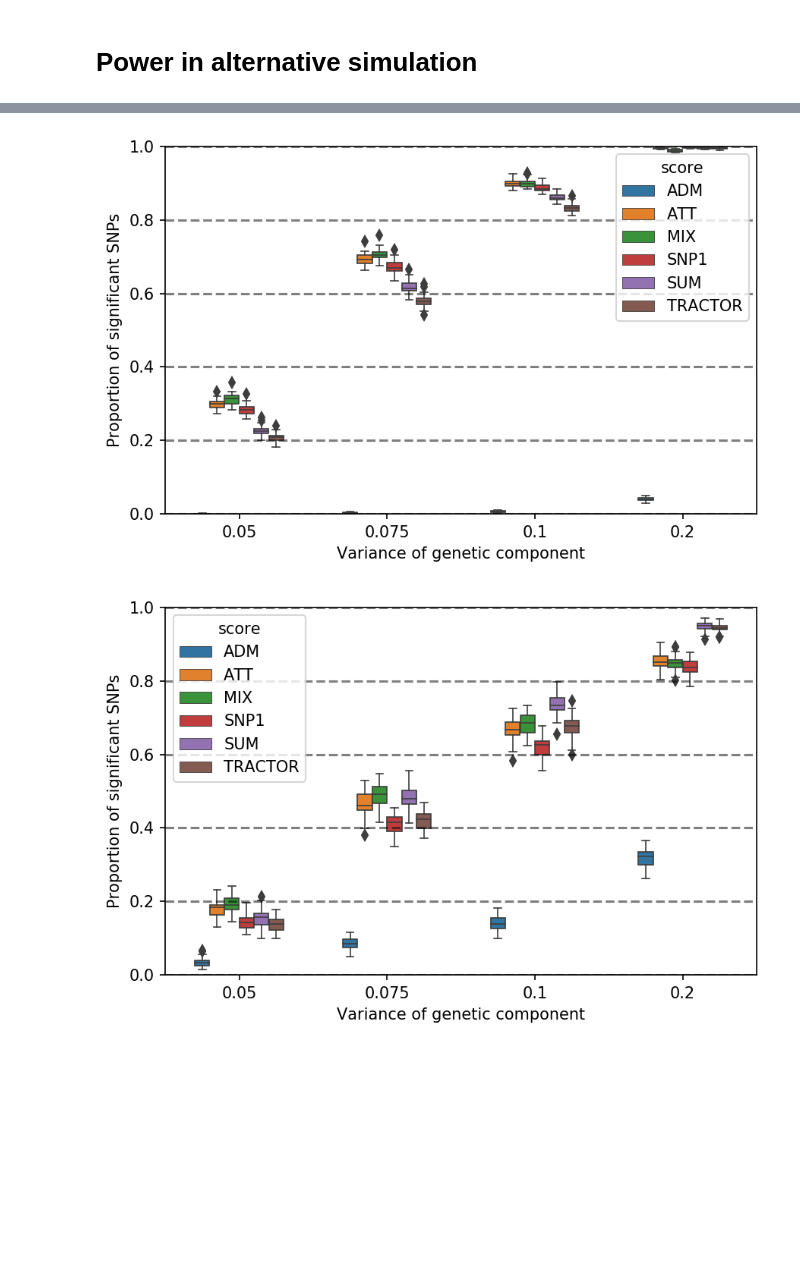
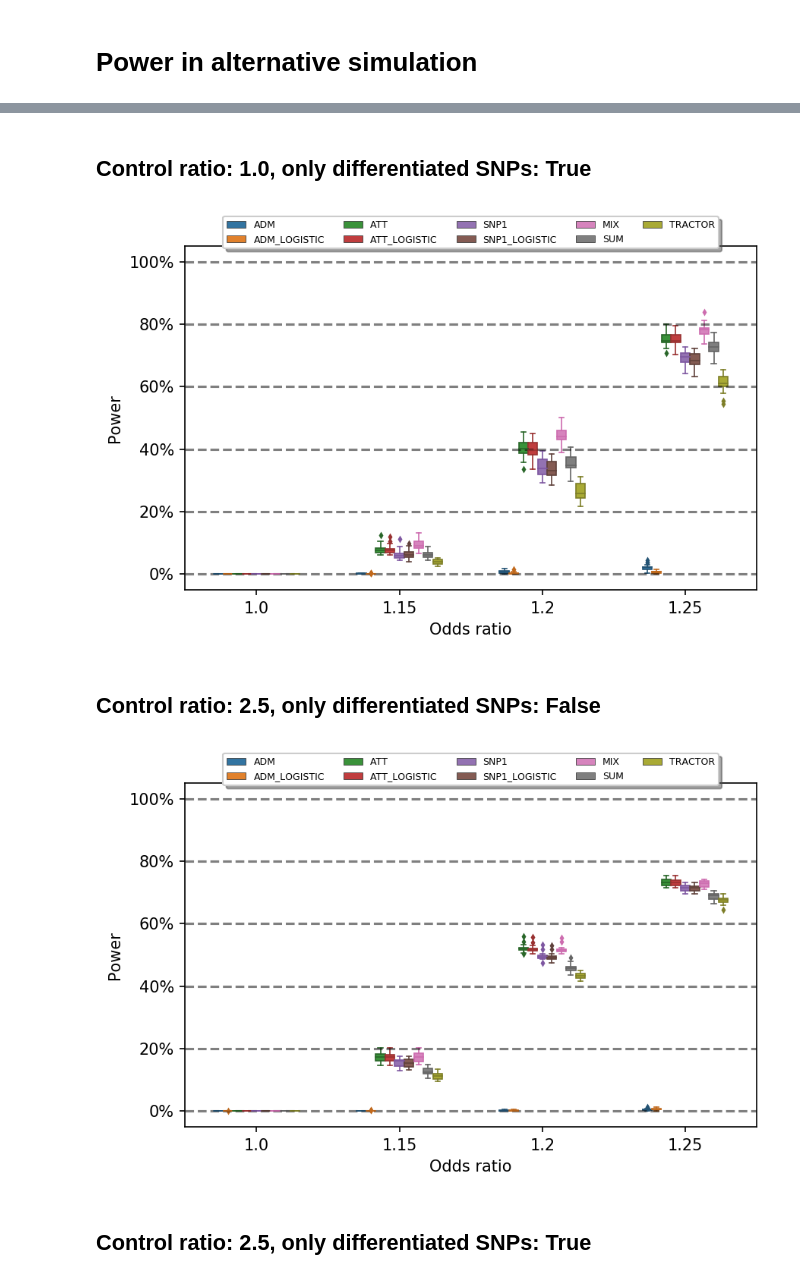
Before and after one commit to bogdanlab/tractor-response, a Jupyter notebook: power.ipynb, the cells around one changed output, grey strips where cells are left out. Cells and saved outputs as stored; diff of their text form; code cells hidden in the pictures; blank space fills up the shorter version.

```diff
--- a/power.ipynb
+++ b/power.ipynb
@@ -26,11 +24,7 @@ geno_data_dir = f"data/geno/{geno_sim_prefix}/"
 anc = np.load(join(geno_data_dir, "anc.npy"))
 phgeno = np.load(join(geno_data_dir, "phgeno.npy"))
 legend = pd.read_csv(join(geno_data_dir, "legend.csv"))
-subset_index = np.arange(0, anc.shape[1], 30)
 
-anc = anc[:, subset_index]
-phgeno = phgeno[:, subset_index]
-legend = legend.loc[subset_index, :]
 n_indiv = anc.shape[0] // 2
 n_snp = anc.shape[1]
 anc = anc.reshape(n_indiv, n_snp * 2)
@@ -73,3 +58,13 @@ for var_g, cov in param_list:
+# %%
+control_ratio_list = [1.0, 2.5]
+odds_ratio_list = [1.0, 1.15, 1.2, 1.25]
+score_df_dict = {control_ratio: dict() for control_ratio in control_ratio_list}
+
+for control_ratio in control_ratio_list:
+    rls_dir = f"out/single_snp_test_tractor/{geno_sim_prefix}/0.1_{control_ratio}/"
+
+    for odds_ratio in odds_ratio_list:
+        score_df_dict[control_ratio][odds_ratio] = pd.read_csv(join(rls_dir, f"{odds_ratio}_0.0", "summary.csv"))
 # %% [markdown]
 # Null simulation
 # %%
@@ -108,50 +110,57 @@ dtype: float64
 # Power in alternative simulation
 # %%
 diff_snps = np.where(np.abs(legend.EUR.values - legend.AFR.values) > 0.2)[0]
-for only_diff_snp in [False, True]:
-    df = {"cov": [], "score": [], "var_g": [], "sig_prop": [], "sim_i": []}
-    for cov_i, cov in enumerate(cov_list):
-        for var_g in var_g_list:
-            pval_df = score_df_dict[(var_g, cov)].copy().dropna()
+
+for control_ratio in control_ratio_list:
+
+
+    for only_diff_snp in [False, True]:
+        display(Markdown(f"## Control ratio: {control_ratio}, only differentiated SNPs: {only_diff_snp}"))
+        df = {"score": [], "odds_ratio": [], "sig_prop": [], "sim_i": []}
+        for odds_ratio in odds_ratio_list:
+            pval_df = score_df_dict[control_ratio][odds_ratio].copy().dropna()
             if only_diff_snp:
                 pval_df = pval_df[pval_df.SNP_I.isin(diff_snps)]
-            pval_df.iloc[:, 0:4] = stats.chi2.sf(pval_df.iloc[:, 0:4], df=1)
-            pval_df.loc[:, "SUM"] = stats.chi2.sf(pval_df.loc[:, "SUM"], df=2)
-            for score in pval_df.columns[0:6]:
-                p_threshold = 1e-5 if score == "ADM" else 5e-8
+            for score in pval_df.columns[0:-2]:
+                p_threshold = 1e-5 if score in ["ADM", "ADM_LOGISTIC"] else 5e-8
                 sig_prop = pval_df.groupby("SIM_I").apply(lambda x: np.mean(x[score] < p_threshold))
                 sig_prop_mean = np.mean(sig_prop)
                 sig_prop_se = np.std(sig_prop) / np.sqrt(len(sig_prop))
                 score_n_sim = len(sig_prop)
-                df["cov"].extend([cov] * score_n_sim)
                 df["score"].extend([score] * score_n_sim)
-                df["var_g"].extend([var_g] * score_n_sim)
+                df["odds_ratio"].extend([odds_ratio] * score_n_sim)
                 df["sig_prop"].extend(sig_prop)
                 df["sim_i"].extend(sig_prop.index.values)
-    df = pd.DataFrame(df)
+        df = pd.DataFrame(df)
 
-    pivotted = df.groupby(["cov", "score", "var_g"])["sig_prop"].mean().reset_index().pivot(
-        index=["cov", "var_g"], columns='score')
+        pivotted = df.groupby(["score", "odds_ratio"])["sig_prop"].mean().reset_index().pivot(
+            index=["odds_ratio"], columns='score')
 
 
-    file_prefix = f"{geno_sim_prefix}.only_diff" if only_diff_snp else f"{geno_sim_prefix}"
+        file_prefix = f"{geno_sim_prefix}.control_ratio_{control_ratio}.only_diff" if only_diff_snp else f"{geno_sim_prefix}.control_ratio_{control_ratio}"
 
-    # plotting
-    for cov in cov_list:
+        # plotting
         fig, ax = plt.subplots(figsize=(6, 4), dpi=150)
-        sns.boxplot(x="var_g", y="sig_prop",
+        label_order = ["ADM", "ADM_LOGISTIC", "ATT", "ATT_LOGISTIC", "SNP1", "SNP1_LOGISTIC",
+                               "MIX", "SUM", "TRACTOR"]
+        sns.boxplot(x="odds_ratio", y="sig_prop",
                     hue="score",
+                    hue_order=label_order,
                     width=0.6,
                     linewidth=0.8,
-                    data=df[df["cov"] == cov], ax=ax)
+                    fliersize=2,
+                    data=df, ax=ax)
+        lighten_boxplot(ax)
         [ax.axhline(y=i, linestyle='--', color='k', alpha=0.5) for i in np.linspace(0, 1, 6)]
-        plt.xlabel("Variance of genetic component")
-        plt.ylabel("Proportion of significant SNPs")
-        plt.ylim(0, 1)
+        ax.set_yticklabels(['{:.0%}'.format(x) for x in ax.get_yticks()])
+        plt.xlabel("Odds ratio")
+        plt.ylabel("Power")
+        plt.legend(loc='upper center', bbox_to_anchor=(0.5, 1.1),
+              ncol=5, fancybox=True, shadow=True, fontsize=6)
+        plt.ylim(-0.05, 1.05)
         plt.tight_layout()
-        plt.savefig(f"manuscript/power/{file_prefix}.cov_{cov}.png", dpi=150)
+        plt.savefig(f"manuscript/power/{file_prefix}.png", dpi=150)
         plt.show()
 
-
-    pivotted.to_excel(f"manuscript/power/{file_prefix}.xlsx")
+        pivotted.to_excel(f"manuscript/power/{file_prefix}.xlsx")
 # %% [output]
@@ -159,2 +169,5 @@ for only_diff_snp in [False, True]:
+## Control ratio: 1.0, only differentiated SNPs: True
-[figure, old version]
+[figure, new version]
+## Control ratio: 2.5, only differentiated SNPs: False
-[figure, old version]
+[figure, new version]
+## Control ratio: 2.5, only differentiated SNPs: True
```
Also changed, not shown: parts of 6 cells of this notebook, 2 other files.
